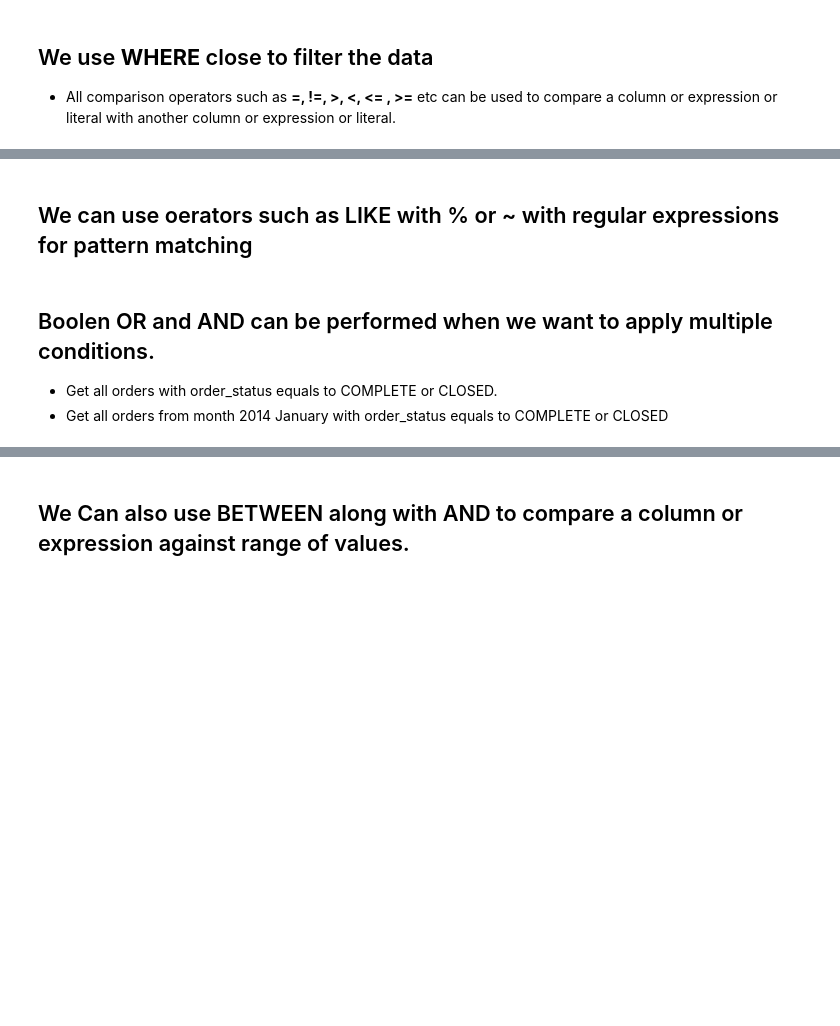
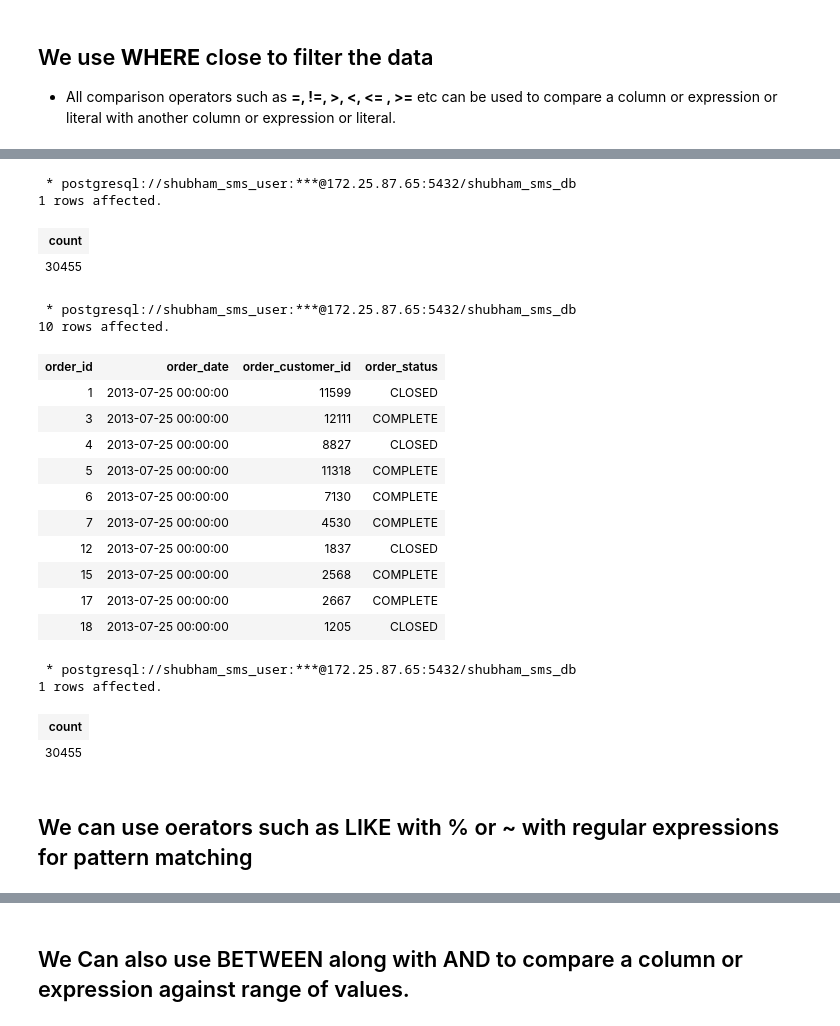
Before and after one commit to shubhammathur3110/Data-Engineering, a Jupyter notebook: material/01_SQL/Concepts/Filtering Data .ipynb, the cells around one changed output, grey strips where cells are left out. Cells and saved outputs as stored; diff of their text form; code cells hidden in the pictures; blank space fills up the shorter version.

```diff
--- a/material/01_SQL/Concepts/Filtering Data .ipynb
+++ b/material/01_SQL/Concepts/Filtering Data .ipynb
@@ -37,6 +96,44 @@ select * from shubham.orders
+# %%
+%%sql
+
+    select Count(order_status) from shubham.orders
+        where order_status IN ('COMPLETE','CLOSED')
+            Limit 10;
+# %% [output]
+ * postgresql://shubham_sms_user:***@172.25.87.65:5432/shubham_sms_db
+1 rows affected.
+| count |
+| 30455 |
+# %%
+%%sql
+
+    select * from shubham.orders
+        where order_status ='COMPLETE' OR order_status = 'CLOSED'
+            Limit 10;
+# %% [output]
+ * postgresql://shubham_sms_user:***@172.25.87.65:5432/shubham_sms_db
+10 rows affected.
+| order_id | order_date | order_customer_id | order_status |
+| 1 | 2013-07-25 00:00:00 | 11599 | CLOSED |
+| 3 | 2013-07-25 00:00:00 | 12111 | COMPLETE |
+| 4 | 2013-07-25 00:00:00 | 8827 | CLOSED |
+| 5 | 2013-07-25 00:00:00 | 11318 | COMPLETE |
+| 6 | 2013-07-25 00:00:00 | 7130 | COMPLETE |
+| 7 | 2013-07-25 00:00:00 | 4530 | COMPLETE |
+| 12 | 2013-07-25 00:00:00 | 1837 | CLOSED |
+| 15 | 2013-07-25 00:00:00 | 2568 | COMPLETE |
+| 17 | 2013-07-25 00:00:00 | 2667 | COMPLETE |
+| 18 | 2013-07-25 00:00:00 | 1205 | CLOSED |
+# %%
+%%sql
+
+    select count(order_status) from shubham.orders
+        where order_status ='COMPLETE' OR order_status = 'CLOSED'
+            Limit 10;
+# %% [output]
+ * postgresql://shubham_sms_user:***@172.25.87.65:5432/shubham_sms_db
+1 rows affected.
+| count |
+| 30455 |
 # %% [markdown]
 ## We can use oerators such as LIKE with % or ~ with regular expressions for pattern matching
-# %% [markdown]
-## Boolen OR and AND can be performed when we want to apply multiple conditions.
-   - Get all orders with order_status equals to COMPLETE or CLOSED.
-   - Get all orders from month 2014 January with order_status equals to COMPLETE or CLOSED
```
Also changed, not shown: parts of 29 cells of this notebook.
